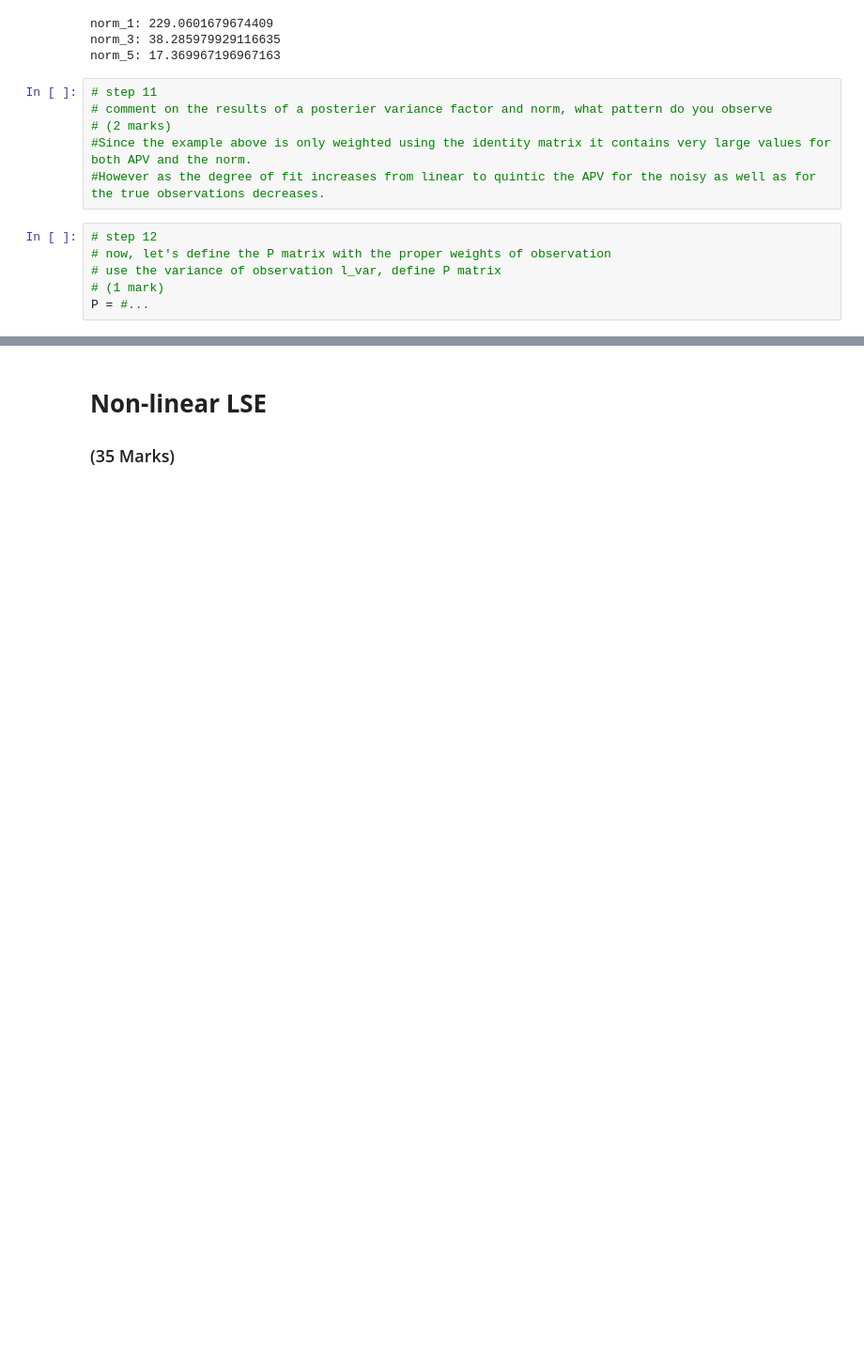
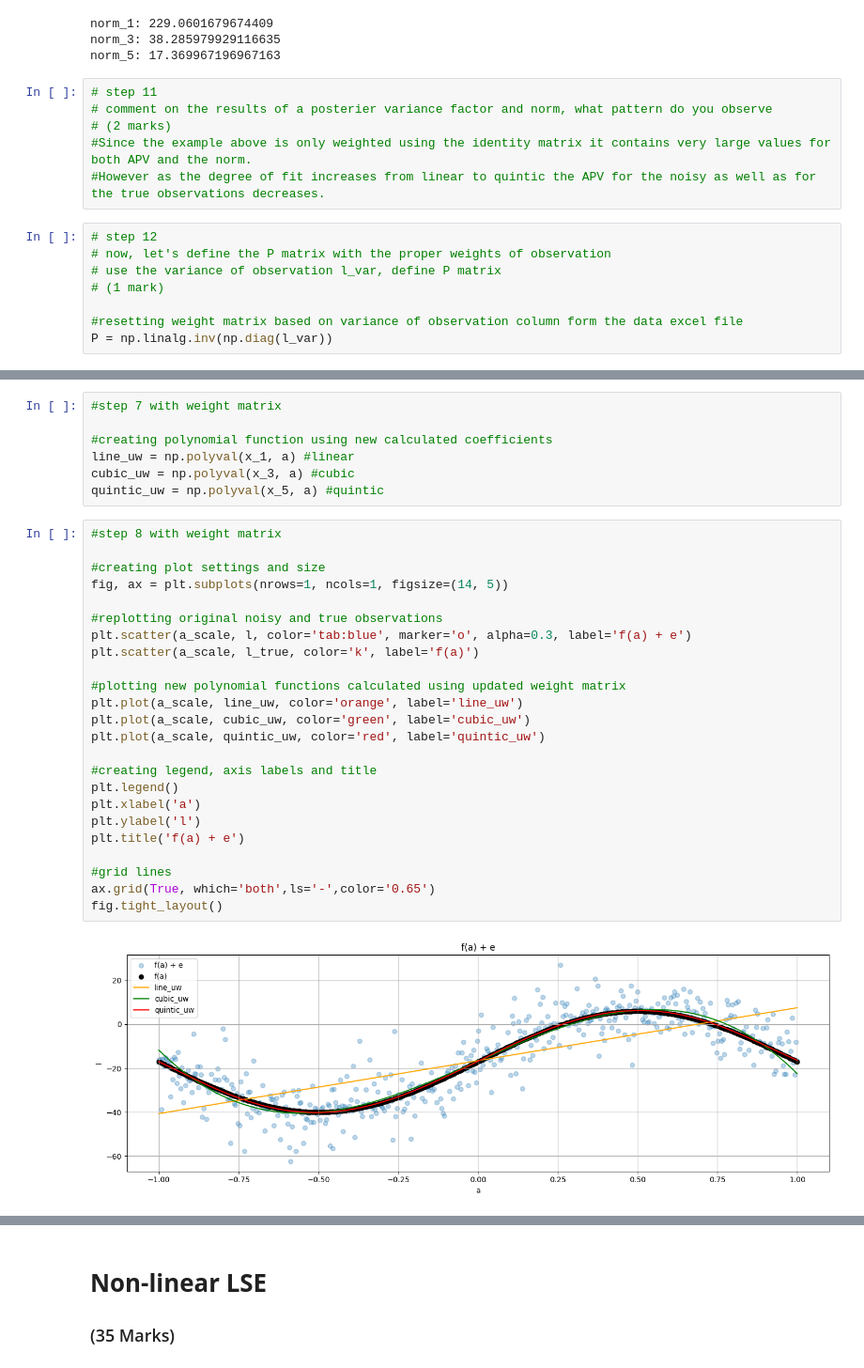
Before and after one commit to AnthonyKelly8/engg680_2024_fall, a Jupyter notebook: Lab_Assignment2/Assignment2.ipynb, the cells around one changed output, grey strips where cells are left out. Shown at 94% size. Cells and saved outputs as stored; diff of their text form; blank space fills up the shorter version.

Commit message:
Completed LSE weighted and non-weighted

```diff
--- a/Lab_Assignment2/Assignment2.ipynb
+++ b/Lab_Assignment2/Assignment2.ipynb
@@ -257,4 +257,6 @@ norm_5: 17.369967196967163
 # now, let's define the P matrix with the proper weights of observation
 # use the variance of observation l_var, define P matrix
 # (1 mark)
-P = #...
+
+#resetting weight matrix based on variance of observation column form the data excel file
+P = np.linalg.inv(np.diag(l_var))
@@ -265,0 +283,33 @@ P = #...
+# %%
+#step 7 with weight matrix
+
+#creating polynomial function using new calculated coefficients
+line_uw = np.polyval(x_1, a) #linear
+cubic_uw = np.polyval(x_3, a) #cubic
+quintic_uw = np.polyval(x_5, a) #quintic
+# %%
+#step 8 with weight matrix
+
+#creating plot settings and size
+fig, ax = plt.subplots(nrows=1, ncols=1, figsize=(14, 5))
+
+#replotting original noisy and true observations
+plt.scatter(a_scale, l, color='tab:blue', marker='o', alpha=0.3, label='f(a) + e')
+plt.scatter(a_scale, l_true, color='k', label='f(a)')
+
+#plotting new polynomial functions calculated using updated weight matrix
+plt.plot(a_scale, line_uw, color='orange', label='line_uw')
+plt.plot(a_scale, cubic_uw, color='green', label='cubic_uw')
+plt.plot(a_scale, quintic_uw, color='red', label='quintic_uw')
+
+#creating legend, axis labels and title
+plt.legend()
+plt.xlabel('a')
+plt.ylabel('l')
+plt.title('f(a) + e')
+
+#grid lines
+ax.grid(True, which='both',ls='-',color='0.65')
+fig.tight_layout()
+# %% [output]
+[figure, added]
```
Also changed, not shown: parts of 5 cells of this notebook.
